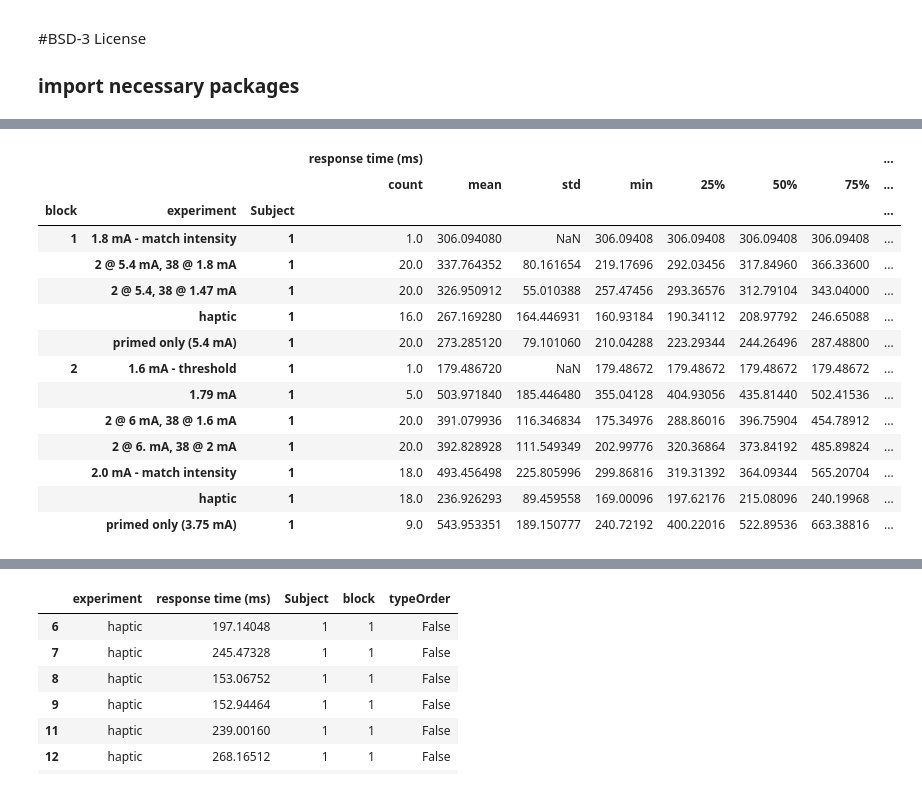
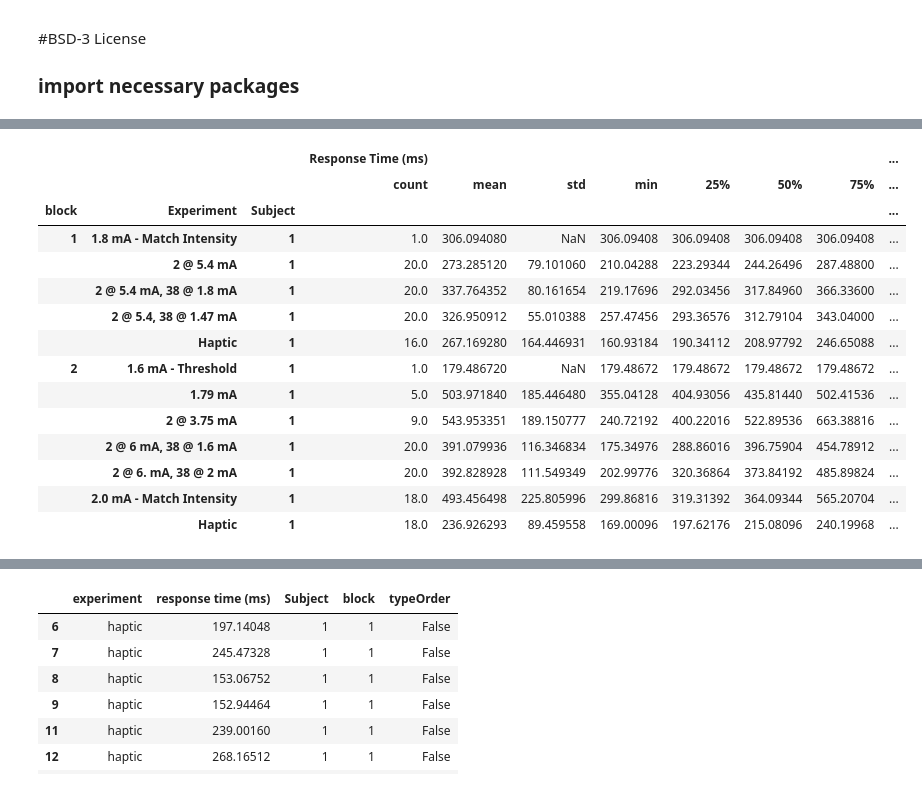
Before and after one commit to davidjuliancaldwell/StimulationResponseTimingPython, a Jupyter notebook: 822e26_priming.ipynb, the cells around one changed output, grey strips where cells are left out. Saved outputs shown, nothing was run; the diff lists cells and outputs as text; code cells hidden in the pictures.

```diff
--- a/822e26_priming.ipynb
+++ b/822e26_priming.ipynb
@@ -55,8 +55,8 @@ dataFdict2 = pd.DataFrame(dict([ (k,pd.Series(v)) for k,v in ndata2.items() ]))
 ### assign columns for dataframes
 
 
-dataFdict1.columns = ['haptic','null','primed only (5.4 mA)','1.8 mA - match intensity','1.47 mA - threshold','1.61 mA','2 @ 5.4, 38 @ 1.47 mA','2 @ 5.4 mA, 38 @ 1.8 mA']
-dataFdict2.columns = ['haptic','null','primed only (3.75 mA)','2.0 mA - match intensity','1.6 mA - threshold','1.79 mA','2 @ 6 mA, 38 @ 1.6 mA','2 @ 6. mA, 38 @ 2 mA']
+dataFdict1.columns = ['Haptic','Null','2 @ 5.4 mA','1.8 mA - Match Intensity','1.47 mA - Threshold','1.61 mA','2 @ 5.4, 38 @ 1.47 mA','2 @ 5.4 mA, 38 @ 1.8 mA']
+dataFdict2.columns = ['Haptic','Null','2 @ 3.75 mA','2.0 mA - Match Intensity','1.6 mA - Threshold','1.79 mA','2 @ 6 mA, 38 @ 1.6 mA','2 @ 6. mA, 38 @ 2 mA']
 
 
 dataMelt1 = pd.melt(dataFdict1)
@@ -68,6 +68,6 @@ dataMelt2 = pd.melt(dataFdict2)
 #dataMelt2['Subject'] = 'a1355e'
 dataMelt2['Subject'] = '1'
 dataMelt2['block'] = '2'
-dataMelt1.rename(columns = {'variable':'experiment','value':'response time (ms)'}, inplace = True)
-dataMelt2.rename(columns = {'variable':'experiment','value':'response time (ms)'}, inplace = True)
+dataMelt1.rename(columns = {'variable':'Experiment','value':'Response Time (ms)'}, inplace = True)
+dataMelt2.rename(columns = {'variable':'Experiment','value':'Response Time (ms)'}, inplace = True)
 # %%
@@ -91,6 +91,6 @@ frames = [dataMelt1,dataMelt2]
 
 result = pd.concat(frames)
 result
-resultTrim = result[(result['response time (ms)'] < respHi) & (result['response time (ms)'] > respLo)]
-resultTrim.groupby(['experiment','Subject','block']).median()
+resultTrim = result[(result['Response Time (ms)'] < respHi) & (result['Response Time (ms)'] > respLo)]
+resultTrim.groupby(['Experiment','Subject','block']).median()
 # %% [output]
@@ -111,33 +111,33 @@ resultTrim.groupby(['experiment','Subject','block']).median()
 # %%
-experimentsOfInt =  ['haptic','primed only (5.4 mA)','1.8 mA - match intensity','1.47 mA - threshold','1.61 mA','2 @ 5.4, 38 @ 1.47 mA','2 @ 5.4 mA, 38 @ 1.8 mA',
-                    'primed only (3.75 mA)','2.0 mA - match intensity','1.6 mA - threshold','1.79 mA','2 @ 6 mA, 38 @ 1.6 mA','2 @ 6. mA, 38 @ 2 mA']
+experimentsOfInt =  ['Haptic','2 @ 5.4 mA','1.8 mA - Match Intensity','1.47 mA - Threshold','1.61 mA','2 @ 5.4, 38 @ 1.47 mA','2 @ 5.4 mA, 38 @ 1.8 mA',
+                    '2 @ 3.75 mA','2.0 mA - Match Intensity','1.6 mA - Threshold','1.79 mA','2 @ 6 mA, 38 @ 1.6 mA','2 @ 6. mA, 38 @ 2 mA']
 # %%
 ### look at various metrics of interest
 
 
-dataCleaned = resultTrim[resultTrim['experiment'].isin(experimentsOfInt)]
-dataCleaned.groupby(['experiment','Subject','block']).mean()
-dataCleaned.groupby(['block','experiment','Subject']).describe()
+dataCleaned = resultTrim[resultTrim['Experiment'].isin(experimentsOfInt)]
+dataCleaned.groupby(['Experiment','Subject','block']).mean()
+dataCleaned.groupby(['block','Experiment','Subject']).describe()
 #dataCleaned.groupby(['Subject','experiment']).describe().round()
 
 #dataCleaned.groupby(['Subject','experiment']).mean()
 #dataCleaned.groupby(['Subject','experiment']).std()
 
 # get counts of each type
 #dataCleaned.groupby(['Subject','experiment']).count()
 # %% [output]
-|  |  |  | response time (ms) |  |  |  |  |  |  | ... |
+|  |  |  | Response Time (ms) |  |  |  |  |  |  | ... |
 |  |  |  | count | mean | std | min | 25% | 50% | 75% | ... |
-| block | experiment | Subject |  |  |  |  |  |  |  | ... |
-| 1 | 1.8 mA - match intensity | 1 | 1.0 | 306.094080 | NaN | 306.09408 | 306.09408 | 306.09408 | 306.09408 | ... |
+| block | Experiment | Subject |  |  |  |  |  |  |  | ... |
+| 1 | 1.8 mA - Match Intensity | 1 | 1.0 | 306.094080 | NaN | 306.09408 | 306.09408 | 306.09408 | 306.09408 | ... |
+|  | 2 @ 5.4 mA | 1 | 20.0 | 273.285120 | 79.101060 | 210.04288 | 223.29344 | 244.26496 | 287.48800 | ... |
 |  | 2 @ 5.4 mA, 38 @ 1.8 mA | 1 | 20.0 | 337.764352 | 80.161654 | 219.17696 | 292.03456 | 317.84960 | 366.33600 | ... |
 |  | 2 @ 5.4, 38 @ 1.47 mA | 1 | 20.0 | 326.950912 | 55.010388 | 257.47456 | 293.36576 | 312.79104 | 343.04000 | ... |
-|  | haptic | 1 | 16.0 | 267.169280 | 164.446931 | 160.93184 | 190.34112 | 208.97792 | 246.65088 | ... |
-|  | primed only (5.4 mA) | 1 | 20.0 | 273.285120 | 79.101060 | 210.04288 | 223.29344 | 244.26496 | 287.48800 | ... |
-| 2 | 1.6 mA - threshold | 1 | 1.0 | 179.486720 | NaN | 179.48672 | 179.48672 | 179.48672 | 179.48672 | ... |
+|  | Haptic | 1 | 16.0 | 267.169280 | 164.446931 | 160.93184 | 190.34112 | 208.97792 | 246.65088 | ... |
+| 2 | 1.6 mA - Threshold | 1 | 1.0 | 179.486720 | NaN | 179.48672 | 179.48672 | 179.48672 | 179.48672 | ... |
 |  | 1.79 mA | 1 | 5.0 | 503.971840 | 185.446480 | 355.04128 | 404.93056 | 435.81440 | 502.41536 | ... |
+|  | 2 @ 3.75 mA | 1 | 9.0 | 543.953351 | 189.150777 | 240.72192 | 400.22016 | 522.89536 | 663.38816 | ... |
 |  | 2 @ 6 mA, 38 @ 1.6 mA | 1 | 20.0 | 391.079936 | 116.346834 | 175.34976 | 288.86016 | 396.75904 | 454.78912 | ... |
 |  | 2 @ 6. mA, 38 @ 2 mA | 1 | 20.0 | 392.828928 | 111.549349 | 202.99776 | 320.36864 | 373.84192 | 485.89824 | ... |
-|  | 2.0 mA - match intensity | 1 | 18.0 | 493.456498 | 225.805996 | 299.86816 | 319.31392 | 364.09344 | 565.20704 | ... |
-|  | haptic | 1 | 18.0 | 236.926293 | 89.459558 | 169.00096 | 197.62176 | 215.08096 | 240.19968 | ... |
-|  | primed only (3.75 mA) | 1 | 9.0 | 543.953351 | 189.150777 | 240.72192 | 400.22016 | 522.89536 | 663.38816 | ... |
+|  | 2.0 mA - Match Intensity | 1 | 18.0 | 493.456498 | 225.805996 | 299.86816 | 319.31392 | 364.09344 | 565.20704 | ... |
+|  | Haptic | 1 | 18.0 | 236.926293 | 89.459558 | 169.00096 | 197.62176 | 215.08096 | 240.19968 | ... |
```
Also changed, not shown: parts of 5 cells of this notebook, 3 other files.
